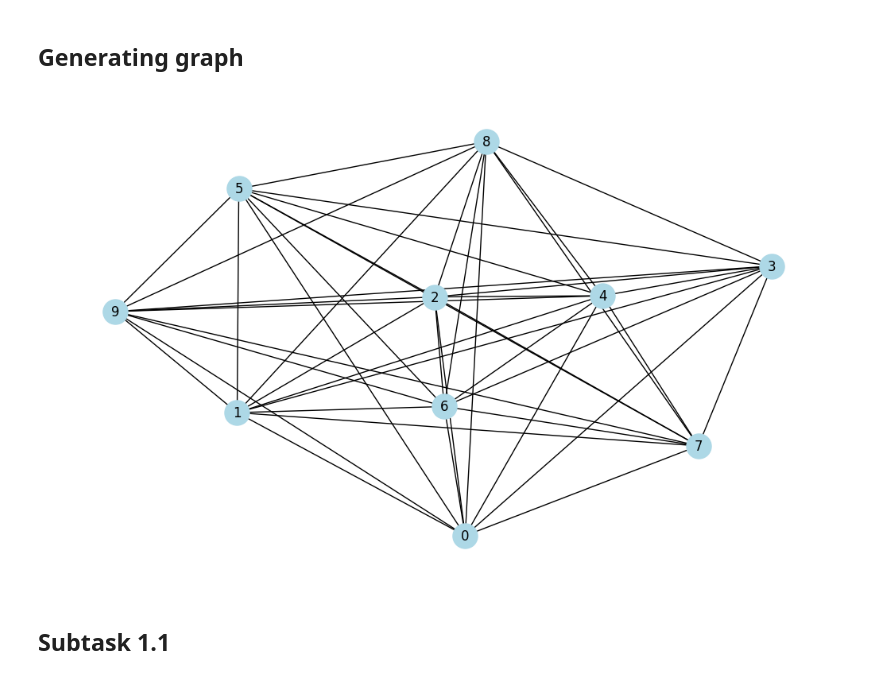
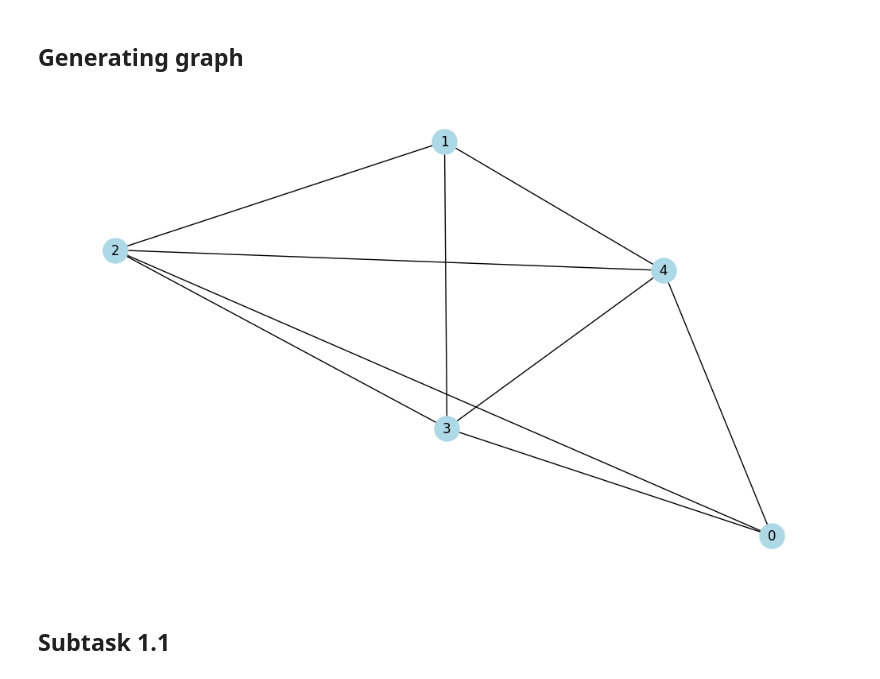
Before and after one commit to ArseniiStratiuk/Decision-Tree-Classifier-Lab, a Jupyter notebook: Lab1_trees.ipynb, the cells around one changed output. Cells and saved outputs as stored; diff of their text form; code cells hidden in the pictures.

```diff
--- a/Lab1_trees.ipynb
+++ b/Lab1_trees.ipynb
@@ -79,9 +79,9 @@ def gnp_random_connected_graph(num_of_nodes: int,
 
     return G
 # %%
-G = gnp_random_connected_graph(10, 1, False, True)
+G = gnp_random_connected_graph(5, 0.5, False, True)
 # %% [output]
-[figure, old version]
+[figure, new version]
 # %% [markdown]
 ## Subtask 1.1
 # %% [markdown]
```
Also changed, not shown: parts of 17 cells of this notebook.
